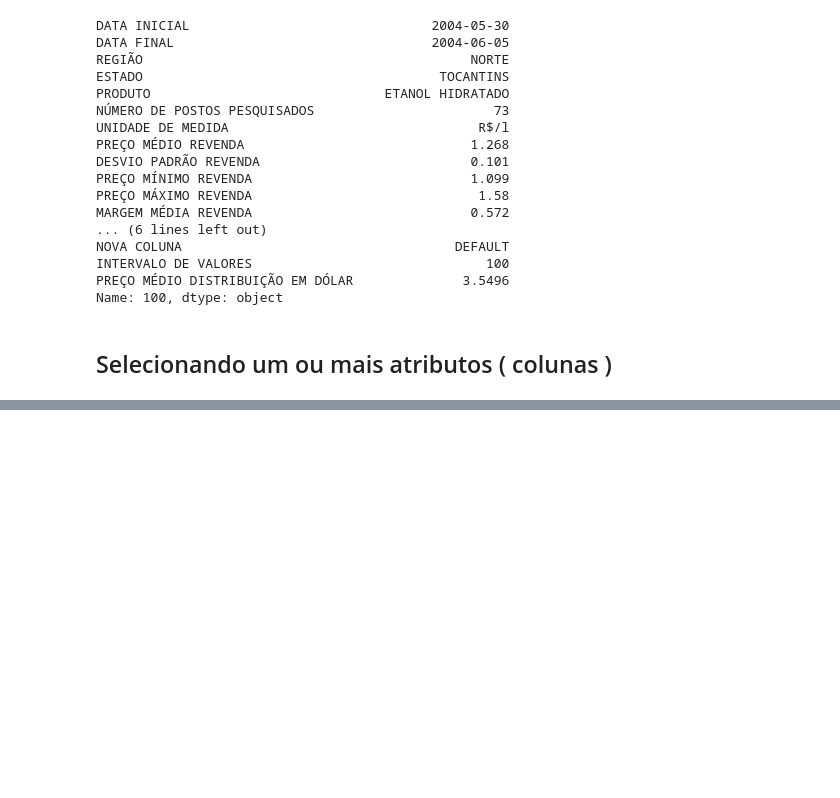
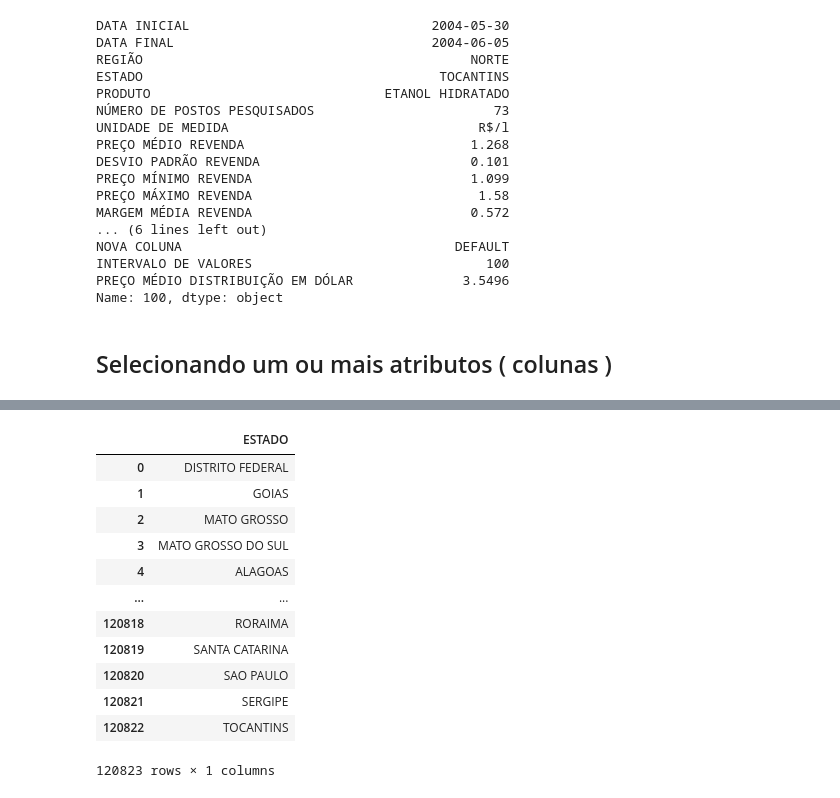
Before and after one commit to adalbertobrant/lipai, a Jupyter notebook: atividades/estudo-python/src/09-pandas/manipulacao_dados_pandas.ipynb, the cells around one changed output, grey strips where cells are left out. Drawn from its saved outputs; the diff is of its cells as text; code cells hidden in the pictures; blank space fills up the shorter version.

```diff
--- a/atividades/estudo-python/src/09-pandas/manipulacao_dados_pandas.ipynb
+++ b/atividades/estudo-python/src/09-pandas/manipulacao_dados_pandas.ipynb
@@ -709,0 +750,16 @@ Name: 100, dtype: object
+# %%
+data.loc[:, ['ESTADO']]
+# %% [output]
+|  | ESTADO |
+| 0 | DISTRITO FEDERAL |
+| 1 | GOIAS |
+| 2 | MATO GROSSO |
+| 3 | MATO GROSSO DO SUL |
+| 4 | ALAGOAS |
+| ... | ... |
+| 120818 | RORAIMA |
+| 120819 | SANTA CATARINA |
+| 120820 | SAO PAULO |
+| 120821 | SERGIPE |
+| 120822 | TOCANTINS |
+120823 rows × 1 columns
```
Also changed, not shown: parts of 7 cells of this notebook.
